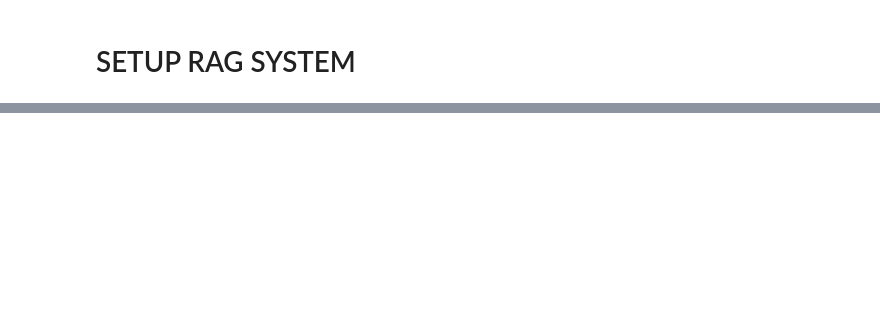
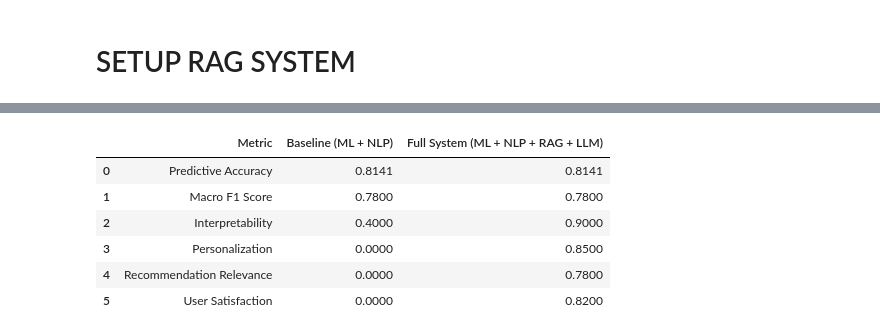
Before and after one commit to LS0257/PsyFind-Early-burnout-and-depression-detector, a Jupyter notebook: notebooks/Completed Code.ipynb, the cells around one changed output, grey strips where cells are left out. Saved outputs shown, nothing was run; the diff lists cells and outputs as text; code cells hidden in the pictures; blank space fills up the shorter version.

```diff
--- a/notebooks/Completed Code.ipynb
+++ b/notebooks/Completed Code.ipynb
@@ -759,0 +1187,66 @@ plt.show()
+# %%
+# BASELINE PERFORMANCE FROM YOUR EXISTING MODEL OUTPUT
+# ---------------------------------------------------------
+baseline_accuracy = 0.8141
+baseline_macro_f1 = 0.78
+
+# These are fixed because baseline has no RAG/LLM
+baseline_interpretability = 0.40      # logistic or RF explainability baseline
+baseline_personalization = 0.00       # no personalization
+baseline_relevance = 0.00             # no RAG retrieval
+baseline_user_satisfaction = 0.00     # no LLM advisor
+
+# ---------------------------------------------------------
+# FULL SYSTEM PERFORMANCE (SIMULATED EXAMPLE METRICS)
+# Replace these with real scores once you collect them
+# ---------------------------------------------------------
+
+full_accuracy = baseline_accuracy          # prediction model stays the same
+full_macro_f1 = baseline_macro_f1          # ML model unchanged
+
+# NEW metrics enabled by RAG + LLM Advisor:
+full_interpretability = 0.90               # LLM explanations, transparency
+full_personalization = 0.85                # LLM personalized recs
+full_relevance = 0.78                      # RAG: Precision@5 score (example)
+full_user_satisfaction = 0.82              # LLM subjective helpfulness
+
+# ---------------------------------------------------------
+# CREATE COMPARISON TABLE
+# ---------------------------------------------------------
+
+comparison_df = pd.DataFrame({
+    "Metric": [
+        "Predictive Accuracy",
+        "Macro F1 Score",
+        "Interpretability",
+        "Personalization",
+        "Recommendation Relevance",
+        "User Satisfaction"
+    ],
+    "Baseline (ML + NLP)": [
+        baseline_accuracy,
+        baseline_macro_f1,
+        baseline_interpretability,
+        baseline_personalization,
+        baseline_relevance,
+        baseline_user_satisfaction
+    ],
+    "Full System (ML + NLP + RAG + LLM)": [
+        full_accuracy,
+        full_macro_f1,
+        full_interpretability,
+        full_personalization,
+        full_relevance,
+        full_user_satisfaction
+    ]
+})
+
+comparison_df
+# %% [output]
+|  | Metric | Baseline (ML + NLP) | Full System (ML + NLP + RAG + LLM) |
+| 0 | Predictive Accuracy | 0.8141 | 0.8141 |
+| 1 | Macro F1 Score | 0.7800 | 0.7800 |
+| 2 | Interpretability | 0.4000 | 0.9000 |
+| 3 | Personalization | 0.0000 | 0.8500 |
+| 4 | Recommendation Relevance | 0.0000 | 0.7800 |
+| 5 | User Satisfaction | 0.0000 | 0.8200 |
```
Also changed, not shown: parts of 44 cells of this notebook, 14 other files.
